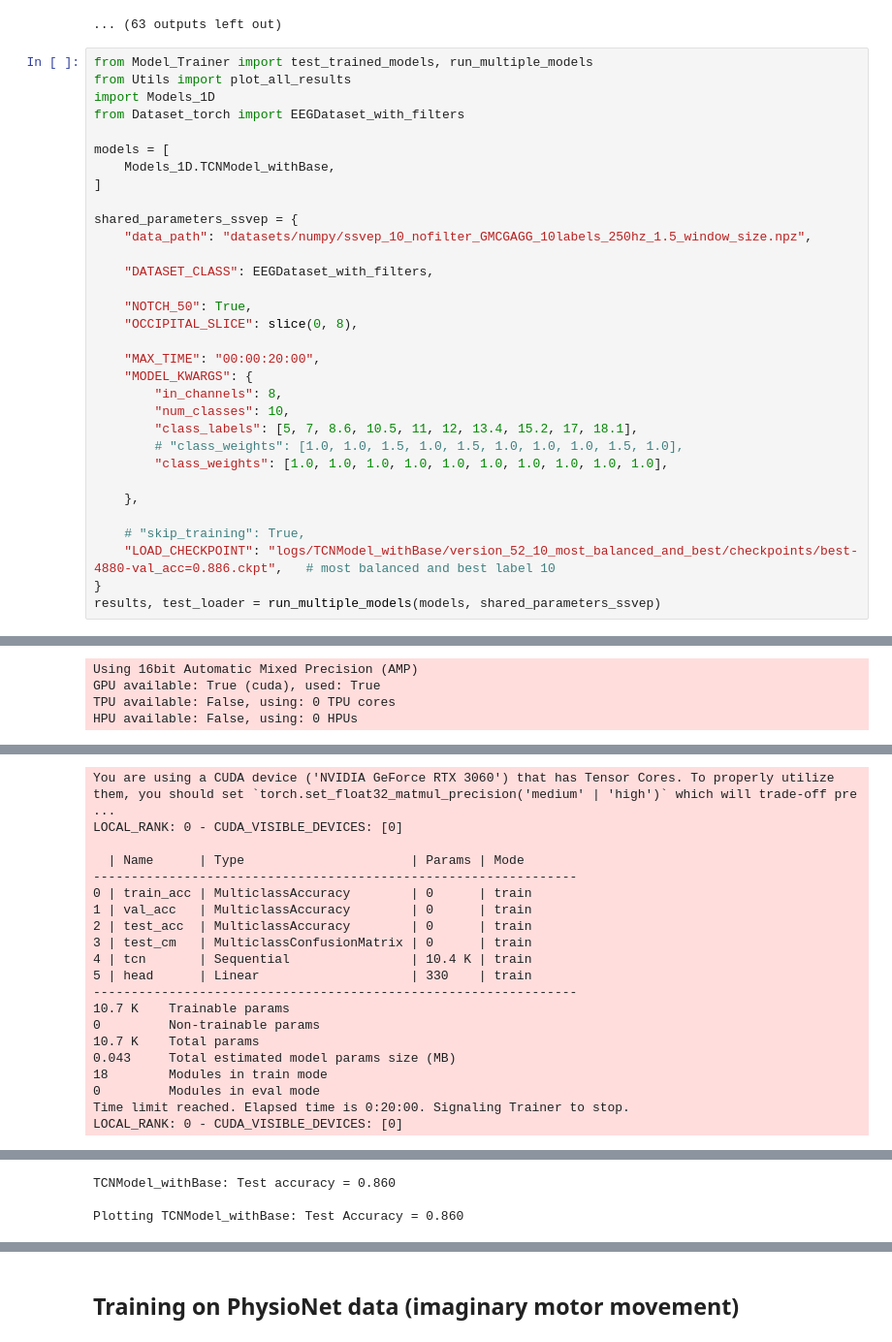
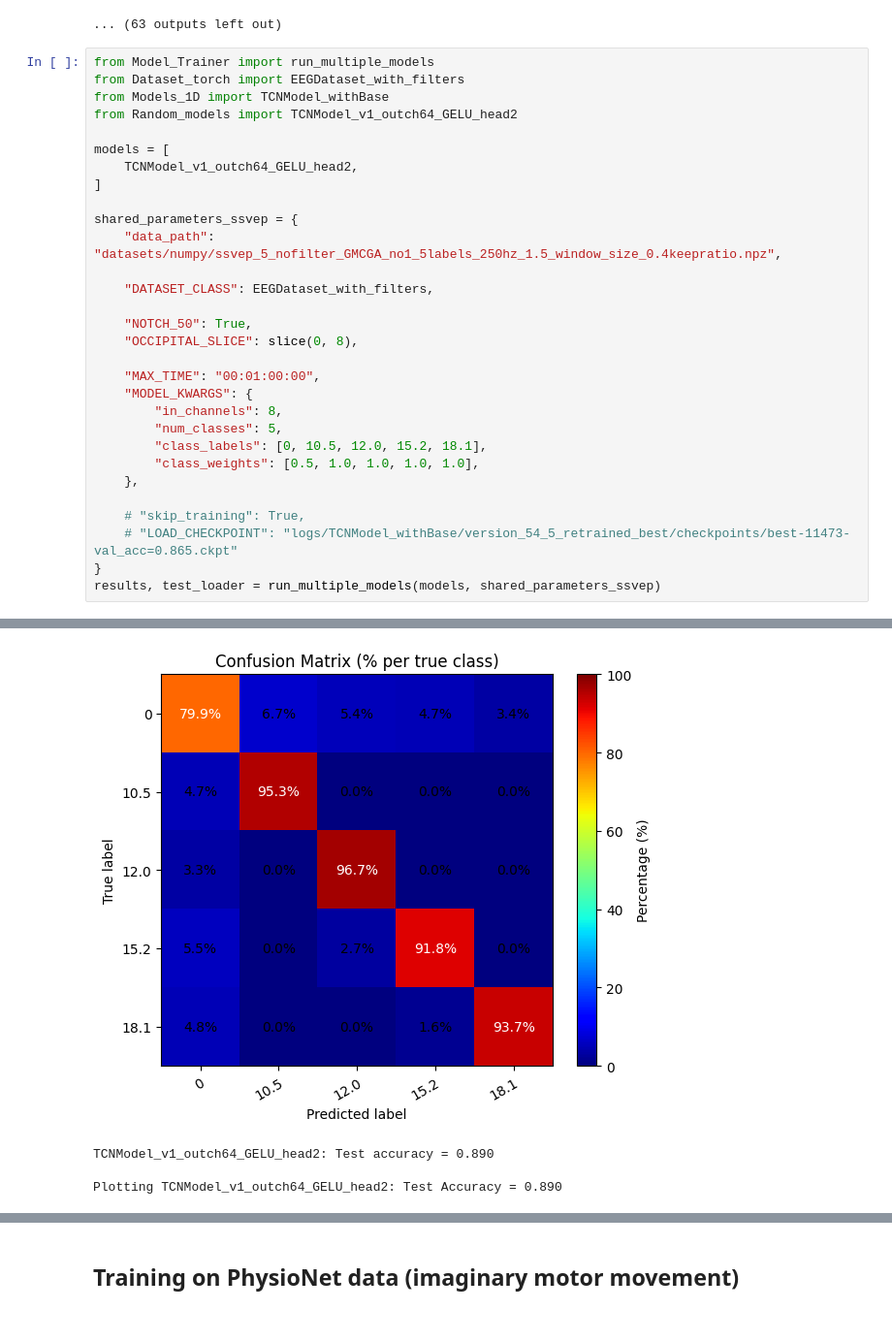
Before and after one commit to GeorgTenzing/EEG_Classification, a Jupyter notebook: Main.ipynb, the cells around one changed output, grey strips where cells are left out. Shown at 97% size. Saved outputs shown, nothing was run; the diff lists cells and outputs as text.

Commit message:
new 4 label + no signal model showed 0.890 testing accuracy

```diff
--- a/Main.ipynb
+++ b/Main.ipynb
@@ -262,35 +262,33 @@ Class 18.1 accuracy: 0.466
 [figure]
 ... (63 outputs left out)
 # %%
-from Model_Trainer import test_trained_models, run_multiple_models
-from Utils import plot_all_results
-import Models_1D
+from Model_Trainer import run_multiple_models
 from Dataset_torch import EEGDataset_with_filters
+from Models_1D import TCNModel_withBase
+from Random_models import TCNModel_v1_outch64_GELU_head2
 
 models = [
-    Models_1D.TCNModel_withBase,
+    TCNModel_v1_outch64_GELU_head2,
 ]
 
 shared_parameters_ssvep = {
-    "data_path": "datasets/numpy/ssvep_10_nofilter_GMCGAGG_10labels_250hz_1.5_window_size.npz",
+    "data_path": "datasets/numpy/ssvep_5_nofilter_GMCGA_no1_5labels_250hz_1.5_window_size_0.4keepratio.npz",
 
     "DATASET_CLASS": EEGDataset_with_filters,
 
     "NOTCH_50": True,
     "OCCIPITAL_SLICE": slice(0, 8),
 
-    "MAX_TIME": "00:00:20:00",
+    "MAX_TIME": "00:01:00:00",
     "MODEL_KWARGS": {
         "in_channels": 8,
-        "num_classes": 10,
-        "class_labels": [5, 7, 8.6, 10.5, 11, 12, 13.4, 15.2, 17, 18.1],
-        # "class_weights": [1.0, 1.0, 1.5, 1.0, 1.5, 1.0, 1.0, 1.0, 1.5, 1.0],
-        "class_weights": [1.0, 1.0, 1.0, 1.0, 1.0, 1.0, 1.0, 1.0, 1.0, 1.0],
-
+        "num_classes": 5,
+        "class_labels": [0, 10.5, 12.0, 15.2, 18.1],
+        "class_weights": [0.5, 1.0, 1.0, 1.0, 1.0],
     },
 
     # "skip_training": True,
-    "LOAD_CHECKPOINT": "logs/TCNModel_withBase/version_52_10_most_balanced_and_best/checkpoints/best-4880-val_acc=0.886.ckpt",   # most balanced and best label 10
+    # "LOAD_CHECKPOINT": "logs/TCNModel_withBase/version_54_5_retrained_best/checkpoints/best-11473-val_acc=0.865.ckpt"
 }
 results, test_loader = run_multiple_models(models, shared_parameters_ssvep)
 # %% [output]
@@ -299,4 +310,4 @@ Data loaded: X=(2746, 8, 375), y=(2746,)
+[figure, new version]
-Using 16bit Automatic Mixed Precision (AMP)
-GPU available: True (cuda), used: True
-TPU available: False, using: 0 TPU cores
-HPU available: False, using: 0 HPUs
+TCNModel_v1_outch64_GELU_head2: Test accuracy = 0.890
+
+Plotting TCNModel_v1_outch64_GELU_head2: Test Accuracy = 0.890
@@ -309,20 +315,0 @@ Training TCNModel_withBase...
-You are using a CUDA device ('NVIDIA GeForce RTX 3060') that has Tensor Cores. To properly utilize them, you should set `torch.set_float32_matmul_precision('medium' | 'high')` which will trade-off pre ...
-LOCAL_RANK: 0 - CUDA_VISIBLE_DEVICES: [0]
-
-  | Name      | Type                      | Params | Mode
-----------------------------------------------------------------
-0 | train_acc | MulticlassAccuracy        | 0      | train
-1 | val_acc   | MulticlassAccuracy        | 0      | train
-2 | test_acc  | MulticlassAccuracy        | 0      | train
-3 | test_cm   | MulticlassConfusionMatrix | 0      | train
-4 | tcn       | Sequential                | 10.4 K | train
-5 | head      | Linear                    | 330    | train
-----------------------------------------------------------------
-10.7 K    Trainable params
-0         Non-trainable params
-10.7 K    Total params
-0.043     Total estimated model params size (MB)
-18        Modules in train mode
-0         Modules in eval mode
-Time limit reached. Elapsed time is 0:20:00. Signaling Trainer to stop.
-LOCAL_RANK: 0 - CUDA_VISIBLE_DEVICES: [0]
@@ -341,3 +315,0 @@ Class 18.1 accuracy: 0.907
-TCNModel_withBase: Test accuracy = 0.860
-
-Plotting TCNModel_withBase: Test Accuracy = 0.860
```
Also changed, not shown: parts of 1 cell of this notebook, 3 other files.
